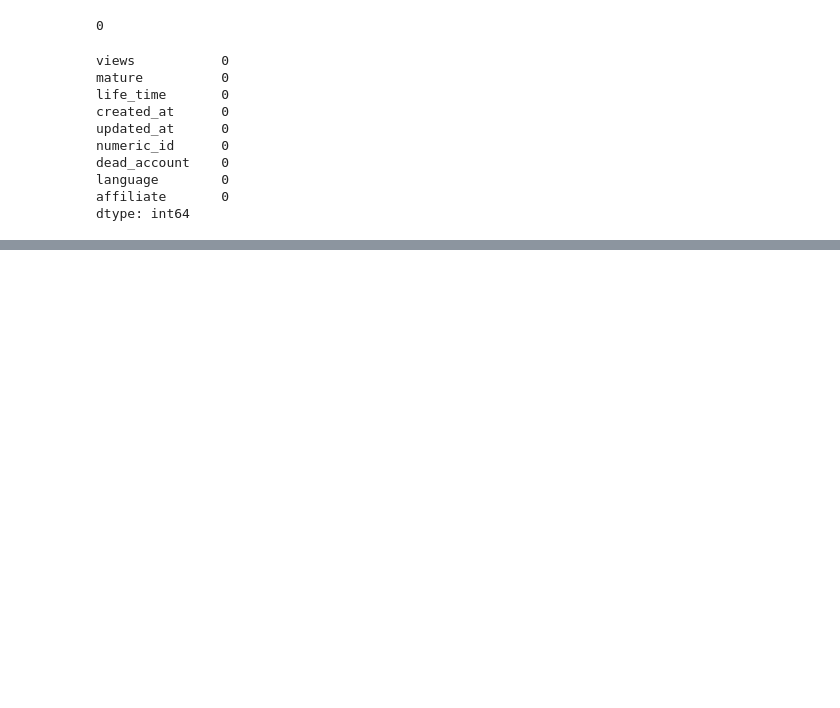
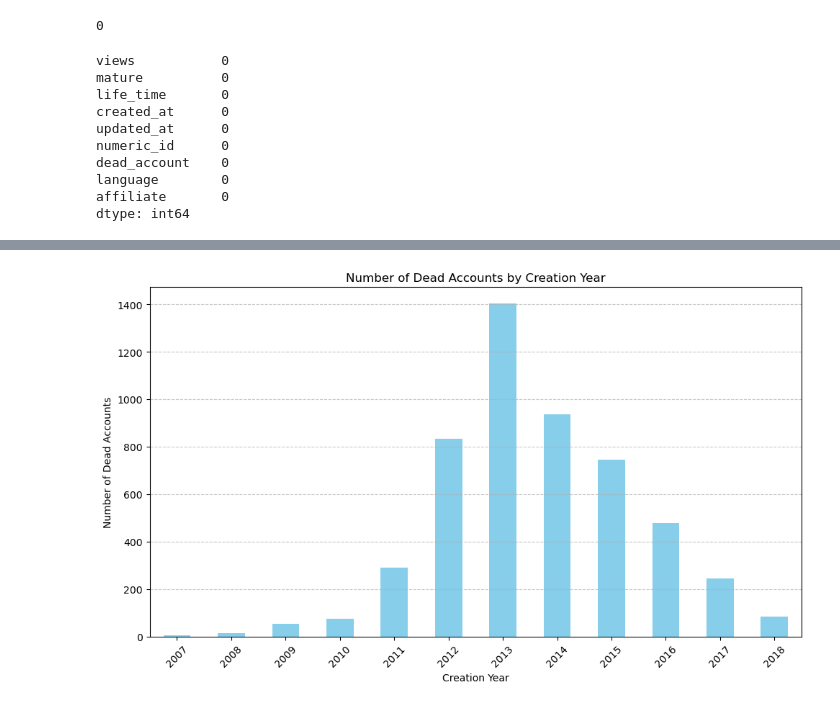
Before and after one commit to kevinlin0638/mini-project, a Jupyter notebook: project/EDA.ipynb, the cells around one changed output, grey strips where cells are left out. Saved outputs shown, nothing was run; the diff lists cells and outputs as text; code cells hidden in the pictures; blank space fills up the shorter version.

```diff
--- a/project/EDA.ipynb
+++ b/project/EDA.ipynb
@@ -77,0 +120,16 @@ dtype: int64
+# %%
+# Count the number of dead accounts for each creation year
+dead_accounts_by_year = df_node[df_node['dead_account'] == 1].groupby('Creation Year').size()
+
+# Plot the graph
+plt.figure(figsize=(10, 6))
+dead_accounts_by_year.plot(kind='bar', color='skyblue')
+plt.title('Number of Dead Accounts by Creation Year')
+plt.xlabel('Creation Year')
+plt.ylabel('Number of Dead Accounts')
+plt.grid(axis='y', linestyle='--', alpha=0.7)
+plt.xticks(rotation=45)
+plt.tight_layout()
+plt.show()
+# %% [output]
+[figure, added]
```
Also changed, not shown: parts of 32 cells of this notebook, 1 other file.
